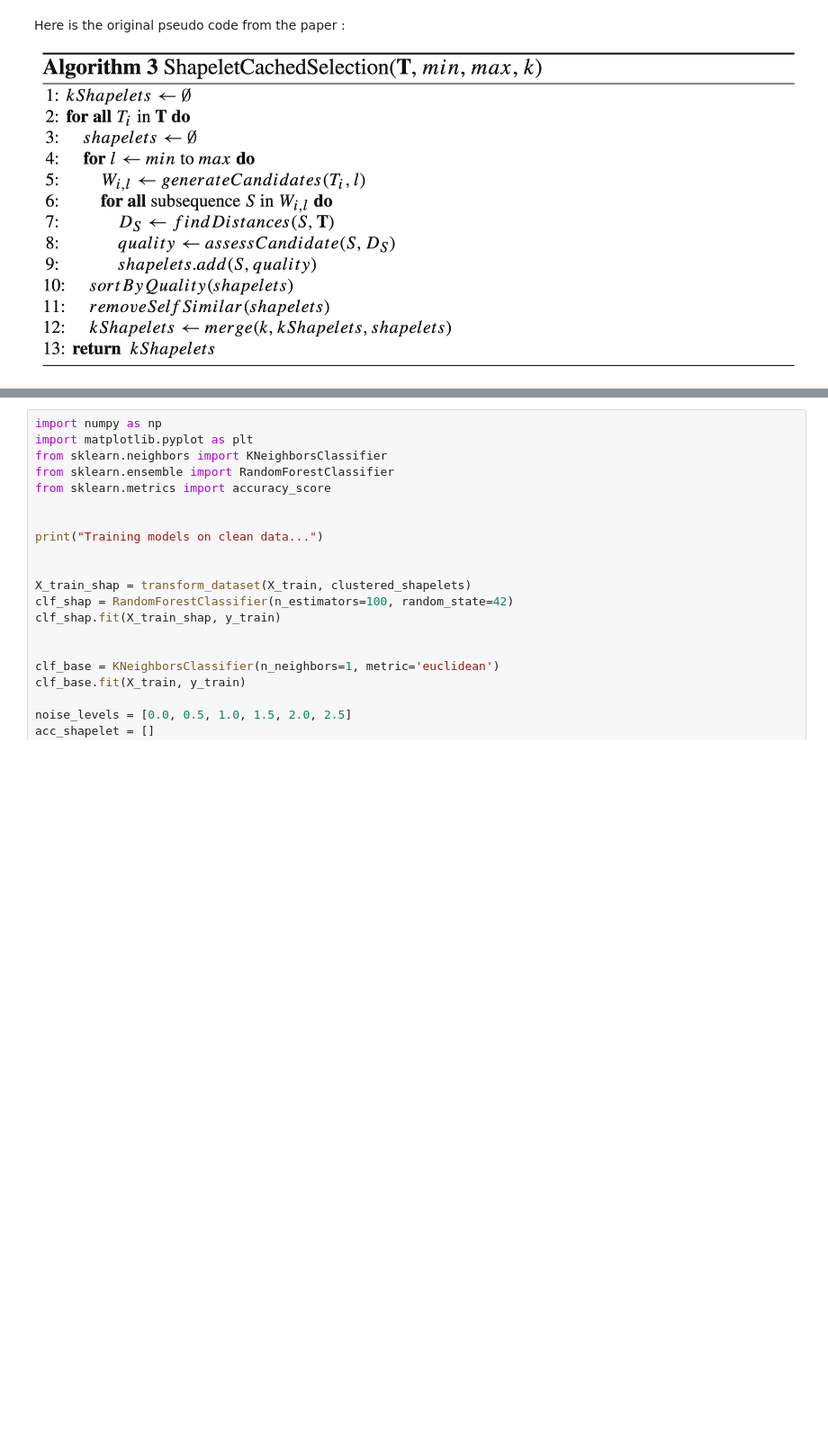
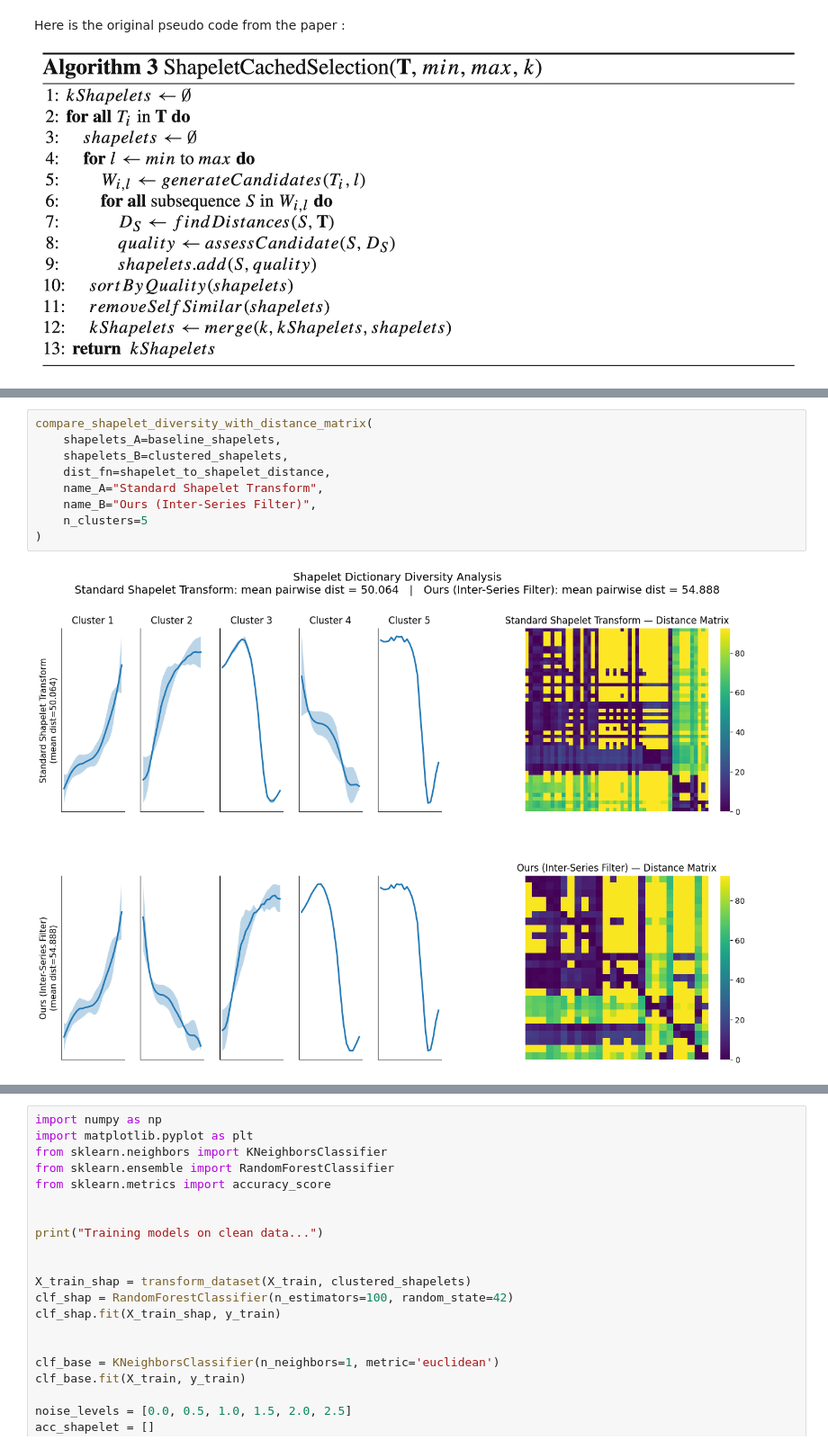
Before and after one commit to TristanoB/shapelet_transformation, a Jupyter notebook: implementation.ipynb, the cells around one changed output, grey strips where cells are left out. Shown at 90% size. Saved outputs shown, nothing was run; the diff lists cells and outputs as text; blank space fills up the shorter version.

```diff
--- a/implementation.ipynb
+++ b/implementation.ipynb
@@ -794,0 +1800,11 @@ Transforming dataset shape (23, 136) with 32 shapelets...
+# %%
+compare_shapelet_diversity_with_distance_matrix(
+    shapelets_A=baseline_shapelets,
+    shapelets_B=clustered_shapelets,
+    dist_fn=shapelet_to_shapelet_distance,
+    name_A="Standard Shapelet Transform",
+    name_B="Ours (Inter-Series Filter)",
+    n_clusters=5
+)
+# %% [output]
+[figure, added]
```
Also changed, not shown: parts of 100 cells of this notebook.
